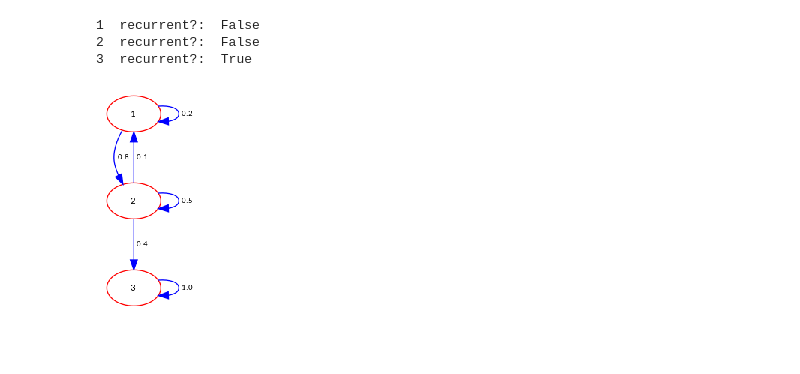
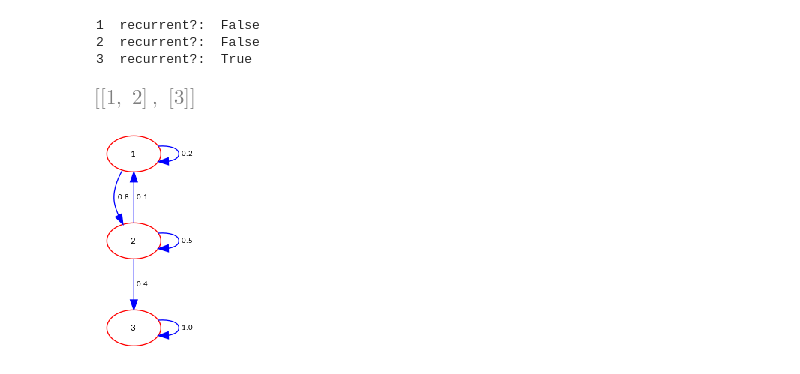
Before and after one commit to jurgendn/processviz, a Jupyter notebook: Assignment_5.ipynb, the cells around one changed output. Cells and saved outputs as stored; diff of their text form; code cells hidden in the pictures; blank space fills up the shorter version.

```diff
--- a/Assignment_5.ipynb
+++ b/Assignment_5.ipynb
@@ -357,6 +356,10 @@ for i in  G5.state:
 1  recurrent?:  False
 2  recurrent?:  False
 3  recurrent?:  True
+# %%
+G5.get_communicating_class()
+# %% [output]
+[figure, added]
 # %%
 G5.generate_graph()
 # %% [output]
```
Also changed, not shown: parts of 2 cells of this notebook, 6 other files.
